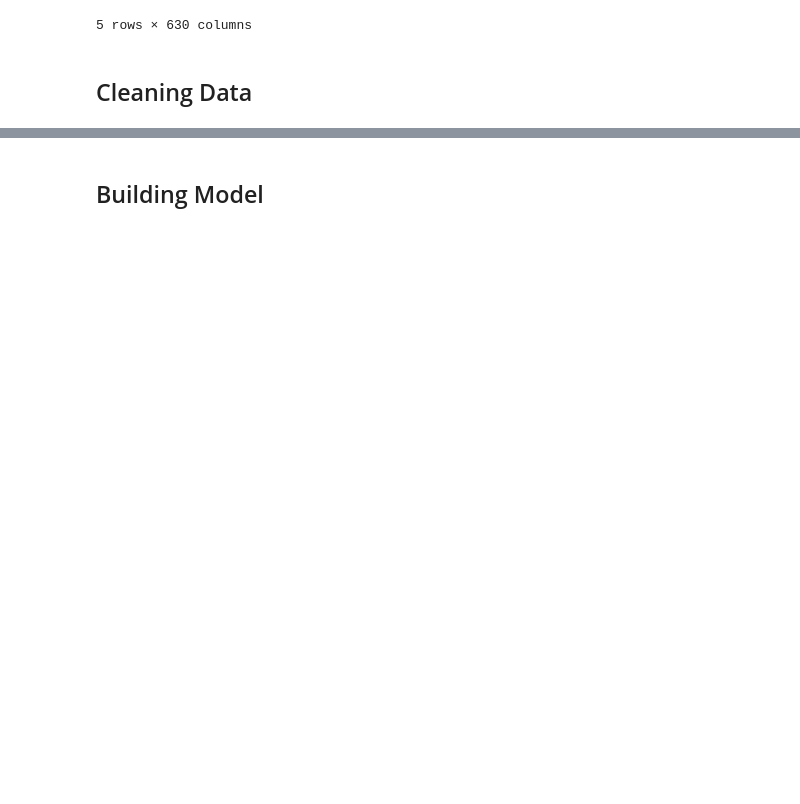
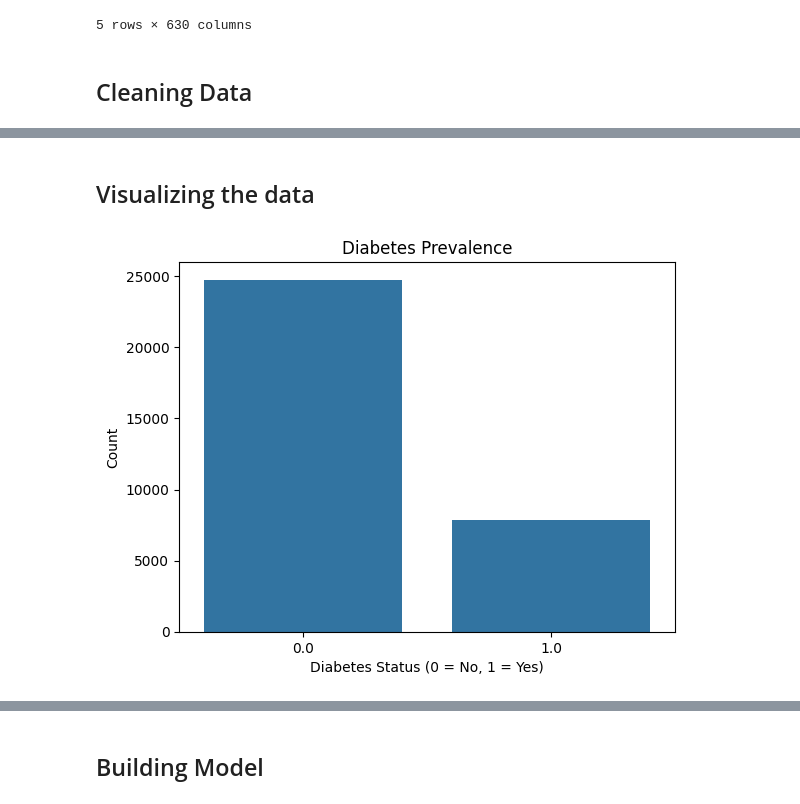
Before and after one commit to nladocsi/DS3001_F25_Project, a Jupyter notebook: Milestone3.ipynb, the cells around one changed output, grey strips where cells are left out. Saved outputs shown, nothing was run; the diff lists cells and outputs as text; code cells hidden in the pictures; blank space fills up the shorter version.

Commit message:
Visualization

```diff
--- a/Milestone3.ipynb
+++ b/Milestone3.ipynb
@@ -77,3 +78,13 @@ df.head()
 #Final code to run at end of data manipulation
 
 df.to_csv('diabetes_clean.csv', index=False)
+# %% [markdown]
+## Visualizing the data
+# %%
+sns.countplot(data=df, x="DIAB_ANY")
+plt.title("Diabetes Prevalence")
+plt.xlabel("Diabetes Status (0 = No, 1 = Yes)")
+plt.ylabel("Count")
+plt.show()
+# %% [output]
+[figure, added]
```
Also changed, not shown: parts of 4 cells of this notebook.
